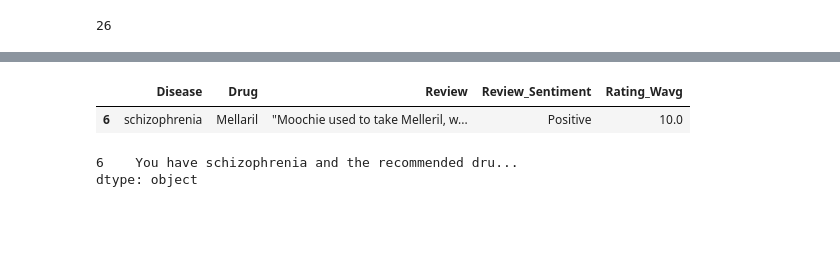
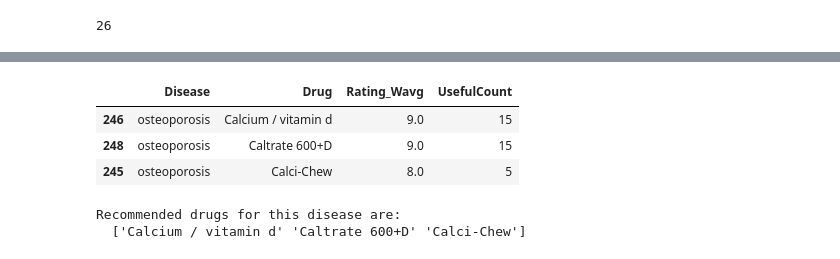
Before and after one commit to khushbooekhande/DrugRecommendationSystem, a Jupyter notebook: Implementation/Drug_Recommendation_WeightedAvg.ipynb, the cells around one changed output, grey strips where cells are left out. Saved outputs shown, nothing was run; the diff lists cells and outputs as text; code cells hidden in the pictures; blank space fills up the shorter version.

Commit message:
Recommending top three drugs based on weighted average and useful count values.

```diff
--- a/Implementation/Drug_Recommendation_WeightedAvg.ipynb
+++ b/Implementation/Drug_Recommendation_WeightedAvg.ipynb
@@ -337,4 +337,4 @@ merged_wavg
 # %%
 # Taking drugs only with positive reviews for recommendation
 merged_wavg = merged_wavg.drop( merged_wavg[merged_wavg['Review_Sentiment'] == "Negative"].index)
-merged_wavg.drop( merged_wavg[merged_wavg['Review_Sentiment'] == "Neutral"].index)
+merged_wavg = merged_wavg.drop( merged_wavg[merged_wavg['Review_Sentiment'] == "Neutral"].index)
@@ -355,3 +350,3 @@ merged_wavg.drop( merged_wavg[merged_wavg['Review_Sentiment'] == "Neutral"].inde
 # %%
 # taking predicted disease as input and recommending drug based on highest weighted average of ratings
-grouped = merged_wavg.groupby('Disease')
+groupedByCount = merged_wavg.groupby(['Disease', 'Drug', 'Rating_Wavg'])['UsefulCount'].sum().reset_index()
@@ -358,11 +369,15 @@ grouped = merged_wavg.groupby('Disease')
+# %%
+groupedByDisease = groupedByCount.groupby('Disease')
 # %%
-pred_disease = pd.DataFrame(grouped.get_group('schizophrenia').nlargest(1, ['Rating_Wavg']))
-pred_disease
+predicted_drug = pd.DataFrame(groupedByDisease.get_group('osteoporosis').nlargest(3, ['Rating_Wavg', 'UsefulCount']))
+predicted_drug
 # %% [output]
-|  | Disease | Drug | Review | Review_Sentiment | Rating_Wavg |
-| 6 | schizophrenia | Mellaril | "Moochie used to take Melleril, w... | Positive | 10.0 |
+|  | Disease | Drug | Rating_Wavg | UsefulCount |
+| 246 | osteoporosis | Calcium / vitamin d | 9.0 | 15 |
+| 248 | osteoporosis | Caltrate 600+D | 9.0 | 15 |
+| 245 | osteoporosis | Calci-Chew | 8.0 | 5 |
-# %%
-print("You have "+ pred_disease['Disease']+ " and the recommended drug for you is " + pred_disease['Drug'] + " which has the highest rating of " + str(int(pred_disease['Rating_Wavg'])) + "." )
-# %% [output]
-6    You have schizophrenia and the recommended dru...
-dtype: object
+# %%
+print("Recommended drugs for this disease are:\n ", predicted_drug["Drug"].unique())
+# %% [output]
+Recommended drugs for this disease are:
+  ['Calcium / vitamin d' 'Caltrate 600+D' 'Calci-Chew']
```
Also changed, not shown: parts of 8 cells of this notebook.
